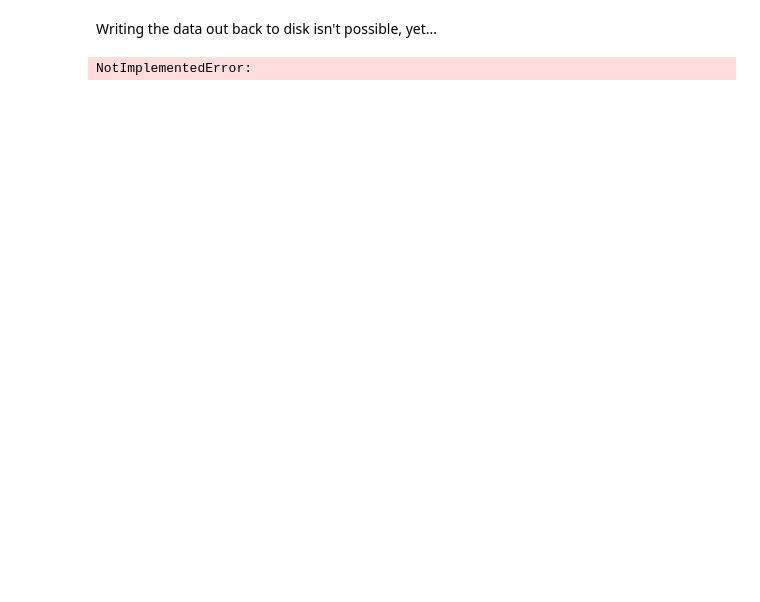
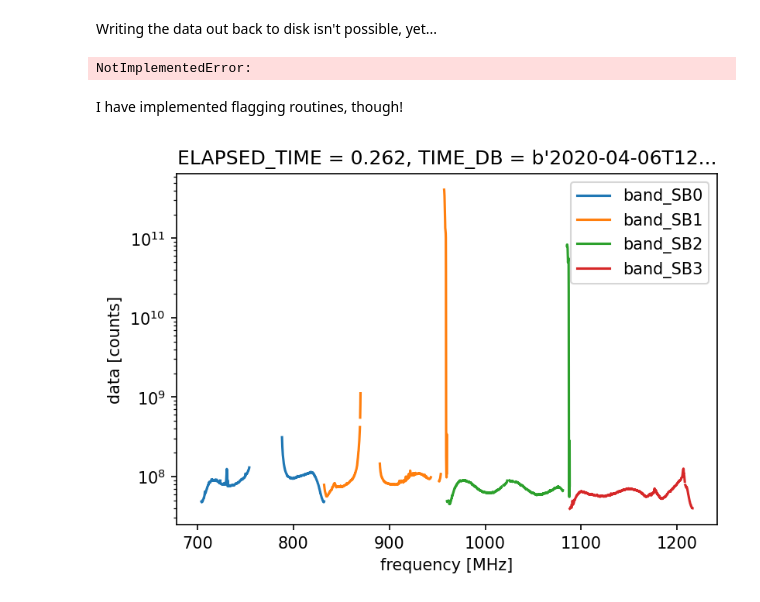
Before and after one commit to AlecThomson/sdhdf_tools, a Jupyter notebook: python/examples/demo.ipynb, the cells around one changed output. Drawn from its saved outputs; the diff is of its cells as text; code cells hidden in the pictures; blank space fills up the shorter version.

```diff
--- a/python/examples/demo.ipynb
+++ b/python/examples/demo.ipynb
@@ -130,3 +150,5 @@ Writing the data out back to disk isn't possible, yet...
 data.write("test.hdf5")
 # %% [output]
 NotImplementedError:
+# %% [markdown]
+I have implemented flagging routines, though!
@@ -132,0 +157,5 @@ NotImplementedError:
+# %%
+ax = data.plot_wide(beam=0, polarization=0, flag=True)
+ax.set_yscale("log")
+# %% [output]
+[figure, added]
```
Also changed, not shown: parts of 13 cells of this notebook.
